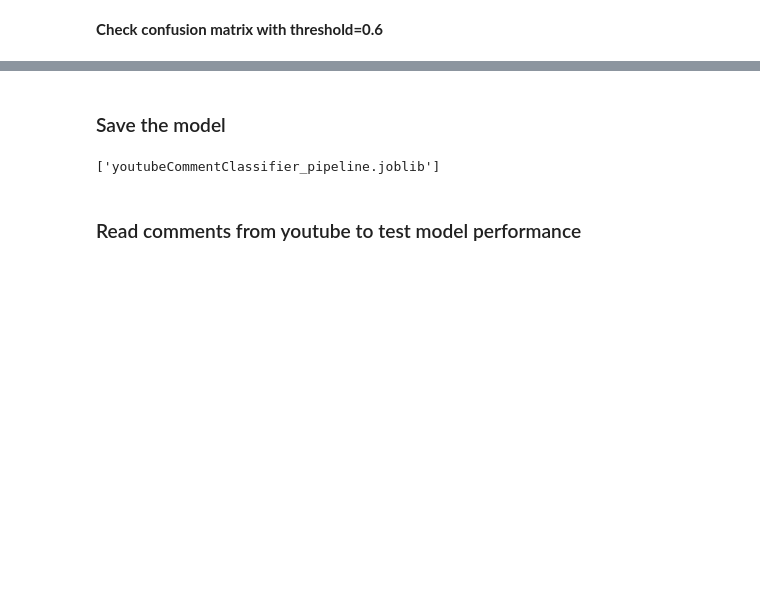
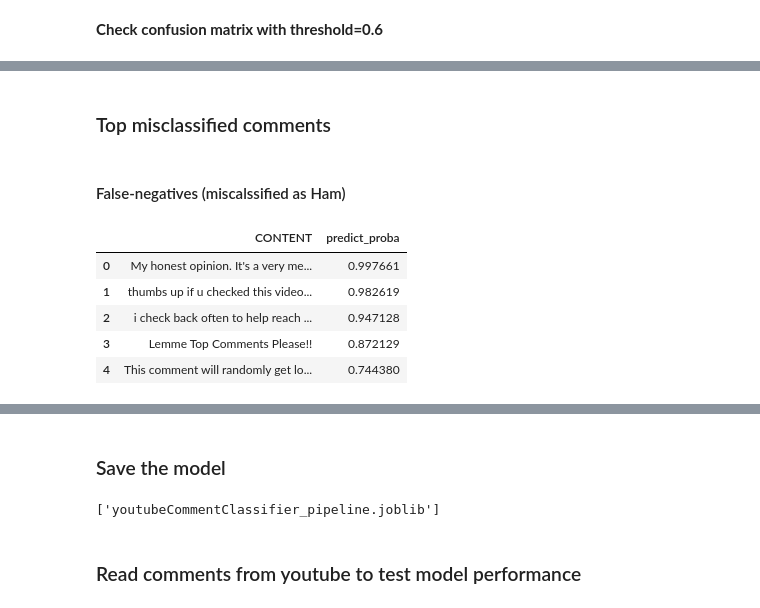
Before and after one commit to Preeti24/Youtube-comments, a Jupyter notebook: Machine Learning-Pipeline.ipynb, the cells around one changed output, grey strips where cells are left out. Saved outputs shown, nothing was run; the diff lists cells and outputs as text; code cells hidden in the pictures; blank space fills up the shorter version.

```diff
--- a/Machine Learning-Pipeline.ipynb
+++ b/Machine Learning-Pipeline.ipynb
@@ -338,0 +363,36 @@ print(classification_report(y_test,ah.predictNewThreshold(predict_proba,0.6)))
+# %% [markdown]
+###  Top misclassified comments
+# %%
+predict_proba=lr_gridSearch[2].predict_proba(X_test['CleanWordList'])[:,1]
+helper=Helper.analysisHelper()
+cm=confusion_matrix(y_test,helper.predictNewThreshold(predict_proba=predict_proba,threshold=0.6))
+
+prediction_df=pd.DataFrame(data={'X_test':X_test['CleanWordList'],
+                  'y_test':y_test,
+                  'predict_proba':predict_proba,
+                  'Prediction':helper.predictNewThreshold(predict_proba=predict_proba,threshold=0.6)})
+
+merged=pd.merge(prediction_df,data,how='left',left_on='X_test',right_on='CleanWordList',)
+
+cols=['X_test','CONTENT','y_test', 'predict_proba', 'Prediction']
+merged=merged[cols]
+merged.drop_duplicates(inplace=True)
+# %%
+filtHam=(merged['Prediction']==1) & (merged['y_test']==0)
+misclassifiedHam=merged[filtHam].sort_values(by='predict_proba',ascending=False)
+
+filtSpam=(merged['Prediction']==0) & (merged['y_test']==1)
+misclassifiedSpam=merged[filtSpam].sort_values(by='predict_proba',ascending=False)
+
+pd.set_option('display.max_colwidth', -1)
+# %% [markdown]
+#### False-negatives (miscalssified as Ham)
+# %%
+misclassifiedHam.loc[:,['CONTENT','predict_proba']].reset_index(drop=True).head()
+# %% [output]
+|  | CONTENT | predict_proba |
+| 0 | My honest opinion. It's a very me... | 0.997661 |
+| 1 | thumbs up if u checked this video... | 0.982619 |
+| 2 | i check back often to help reach ... | 0.947128 |
+| 3 | Lemme Top Comments Please!!﻿ | 0.872129 |
+| 4 | This comment will randomly get lo... | 0.744380 |
```
Also changed, not shown: parts of 32 cells of this notebook.
